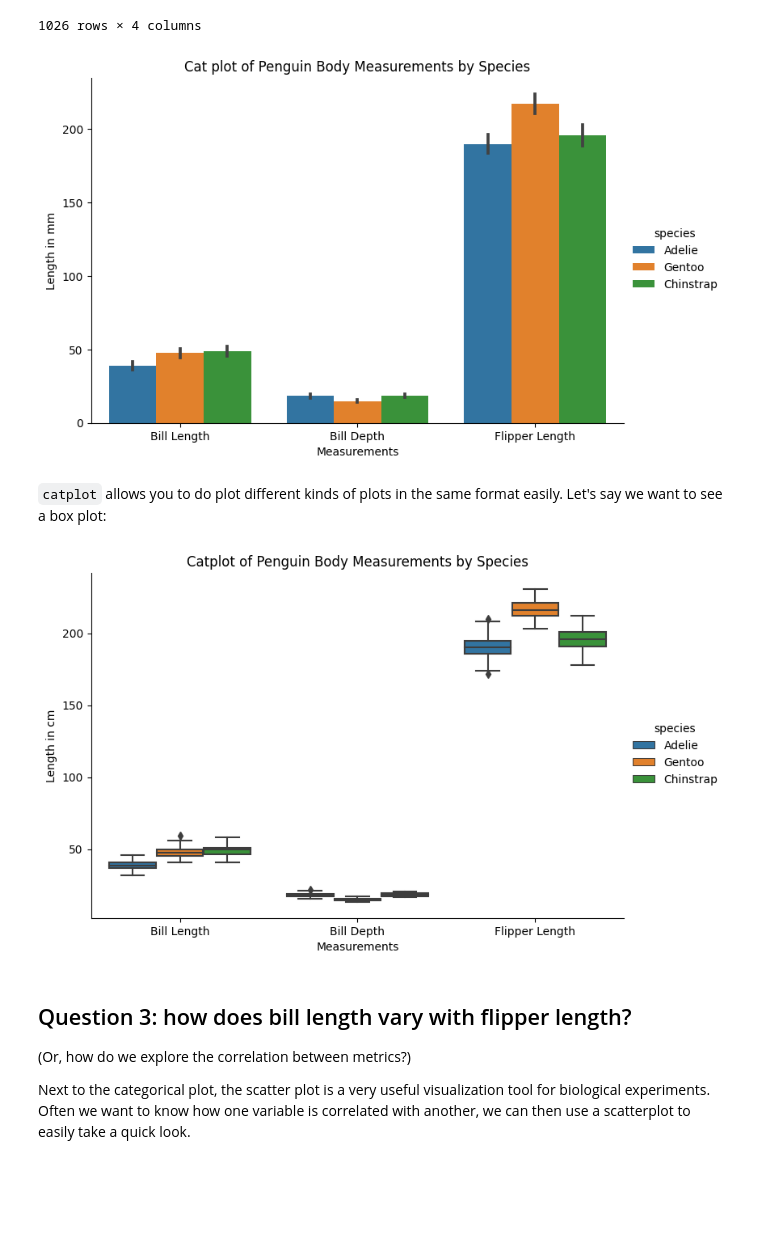
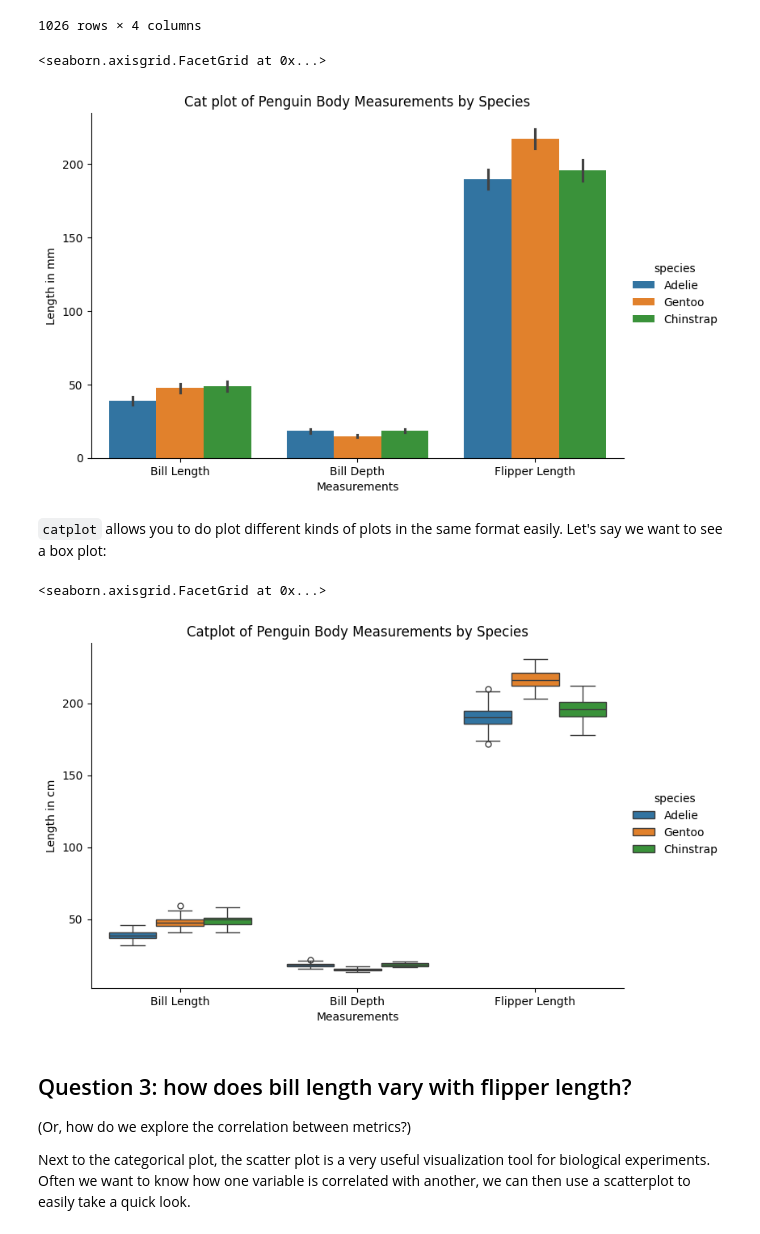
Before and after one commit to ACCLAB/moda, a Jupyter notebook: nbs/03_Data_Analysis_with_Jupyter_and_Python.ipynb, the cells around one changed output. Cells and saved outputs as stored; diff of their text form; code cells hidden in the pictures; blank space fills up the shorter version.

```diff
--- a/nbs/03_Data_Analysis_with_Jupyter_and_Python.ipynb
+++ b/nbs/03_Data_Analysis_with_Jupyter_and_Python.ipynb
@@ -264,32 +273,49 @@ ax5 = sns.catplot(data=penguins_tidy,
             y="cm",
             hue="species",
             kind="bar",
-            # errorbar="sd",
-            ci="sd",
+            errorbar="sd",
             aspect=1.5
            )
+
+# Get the figure's axes
+ax = ax5.axes.flat[0]
+
+# Set both the tick positions and labels
+ax.set_xticks(range(len(["Bill Length", "Bill Depth", "Flipper Length"])))
+ax.set_xticklabels(["Bill Length", "Bill Depth", "Flipper Length"])
+
+# Set the other labels
 ax5.set(xlabel="Measurements",
         ylabel="Length in mm",
-        title = "Cat plot of Penguin Body Measurements by Species",
-        xticklabels=["Bill Length", "Bill Depth", "Flipper Length"]);
+        title="Cat plot of Penguin Body Measurements by Species")
 # %% [output]
+<seaborn.axisgrid.FacetGrid at 0x...>
 [figure]
 # %% [markdown]
 `catplot` allows you to do plot different kinds of plots in the same format easily. Let's say we want to see a box plot:
 # %%
 ax6 = sns.catplot(data=penguins_tidy,
-            kind = "box",
-             x="metric", y="cm", hue="species",
-            aspect=1.5,
-#             errorbar="sd",      # plot the error bars as ± standard deviation, use this line if you have seaborn 0.12.x
-#             ci="sd",      # plot the error bars as ± standard deviations, use this line if you have seaborn 0.11.x.
+            kind="box",
+            x="metric",
+            y="cm",
+            hue="species",
+            aspect=1.5
            )
+
+# Get the figure's axes
+ax = ax6.axes.flat[0]
+
+# Set both the tick positions and labels
+ax.set_xticks(range(len(["Bill Length", "Bill Depth", "Flipper Length"])))
+ax.set_xticklabels(["Bill Length", "Bill Depth", "Flipper Length"])
+
+# Set the other labels
 ax6.set(xlabel="Measurements",
         ylabel="Length in cm",
-        title = "Catplot of Penguin Body Measurements by Species",
-        xticklabels=["Bill Length", "Bill Depth", "Flipper Length"]);
+        title="Catplot of Penguin Body Measurements by Species")
 # %% [output]
+<seaborn.axisgrid.FacetGrid at 0x...>
-[figure, old version]
+[figure, new version]
 # %% [markdown]
 ## Question 3: how does bill length vary with flipper length?
 (Or, how do we explore the correlation between metrics?)
```
Also changed, not shown: parts of 10 cells of this notebook, 5 other files.
